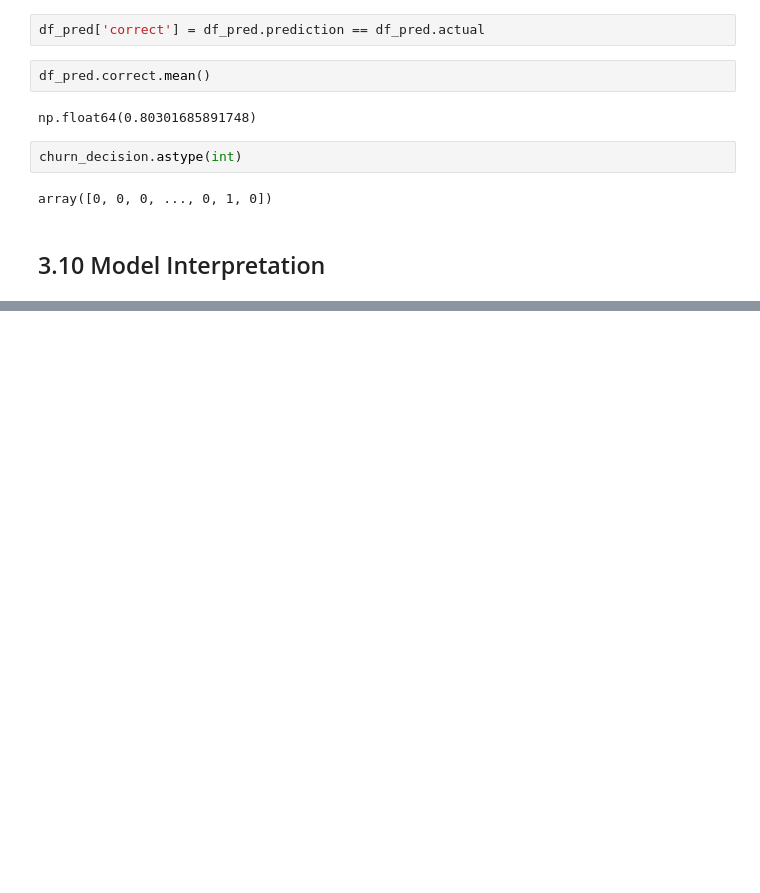
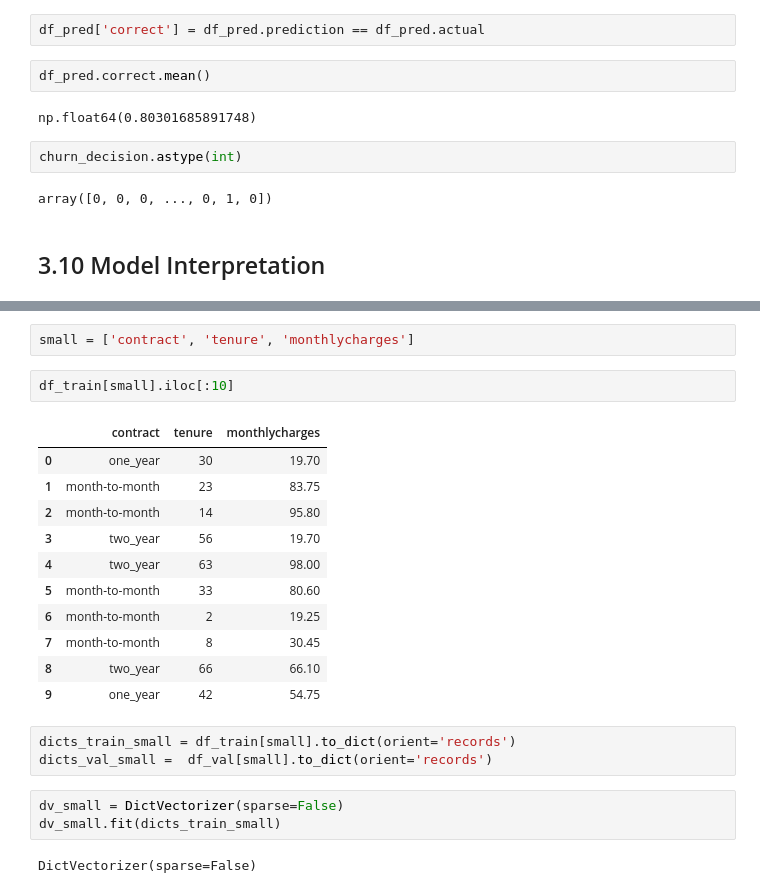
Before and after one commit to abliskan/ML-Zoomcamp-Personal-Note, a Jupyter notebook: 03_Classification/exercise/Week_3.ipynb, the cells around one changed output, grey strips where cells are left out. Cells and saved outputs as stored; diff of their text form; blank space fills up the shorter version.

```diff
--- a/03_Classification/exercise/Week_3.ipynb
+++ b/03_Classification/exercise/Week_3.ipynb
@@ -534,0 +546,24 @@ array([0, 0, 0, ..., 0, 1, 0])
+# %%
+small = ['contract', 'tenure', 'monthlycharges']
+# %%
+df_train[small].iloc[:10]
+# %% [output]
+|  | contract | tenure | monthlycharges |
+| 0 | one_year | 30 | 19.70 |
+| 1 | month-to-month | 23 | 83.75 |
+| 2 | month-to-month | 14 | 95.80 |
+| 3 | two_year | 56 | 19.70 |
+| 4 | two_year | 63 | 98.00 |
+| 5 | month-to-month | 33 | 80.60 |
+| 6 | month-to-month | 2 | 19.25 |
+| 7 | month-to-month | 8 | 30.45 |
+| 8 | two_year | 66 | 66.10 |
+| 9 | one_year | 42 | 54.75 |
+# %%
+dicts_train_small = df_train[small].to_dict(orient='records')
+dicts_val_small =  df_val[small].to_dict(orient='records')
+# %%
+dv_small = DictVectorizer(sparse=False)
+dv_small.fit(dicts_train_small)
+# %% [output]
+DictVectorizer(sparse=False)
```
Also changed, not shown: parts of 14 cells of this notebook.
